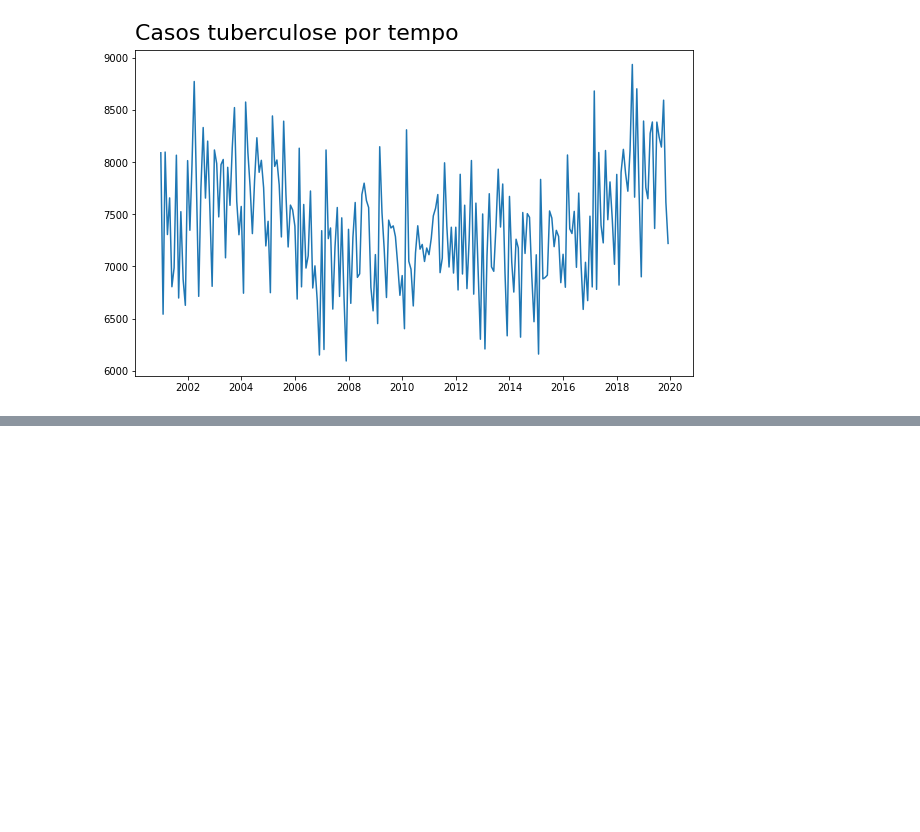
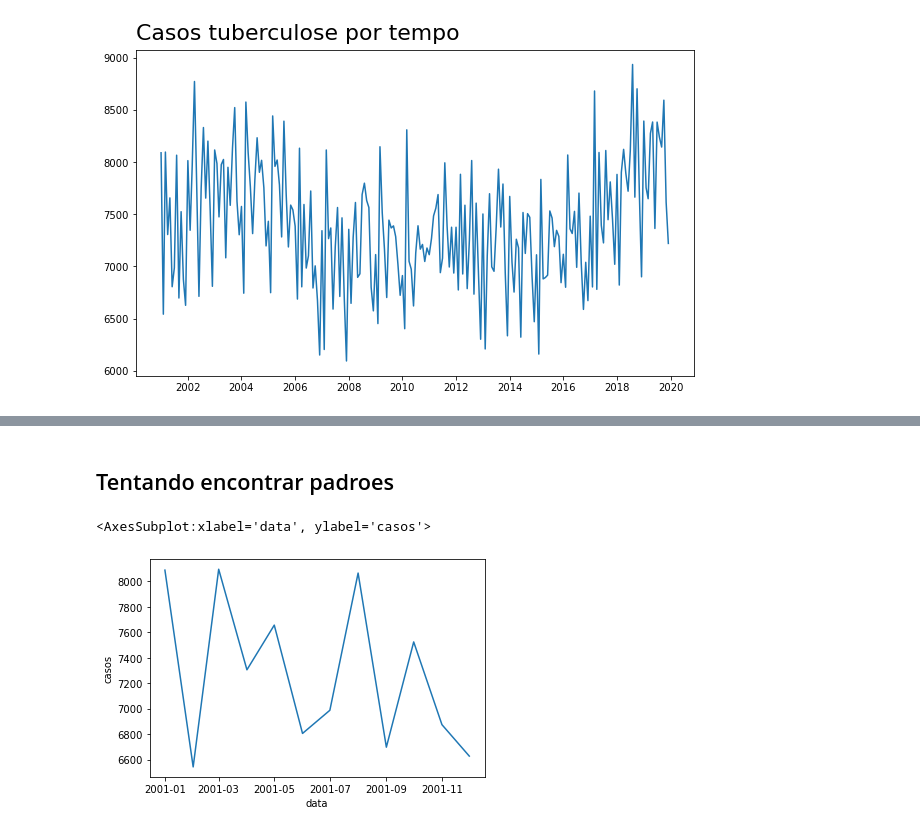
Before and after one commit to joutav/Bootcamp-data-science, a Jupyter notebook: modulo-4/analise-series-temporais/notebooks/projeto.ipynb, the cells around one changed output, grey strips where cells are left out. Drawn from its saved outputs; the diff is of its cells as text; code cells hidden in the pictures; blank space fills up the shorter version.

```diff
--- a/modulo-4/analise-series-temporais/notebooks/projeto.ipynb
+++ b/modulo-4/analise-series-temporais/notebooks/projeto.ipynb
@@ -90,0 +132,7 @@ ax;
+# %% [markdown]
+## Tentando encontrar padroes
+# %%
+sns.lineplot(x = 'data', y = 'casos', data = dados_st[:12])
+# %% [output]
+<AxesSubplot:xlabel='data', ylabel='casos'>
+[figure, added]
```
Also changed, not shown: parts of 26 cells of this notebook.
